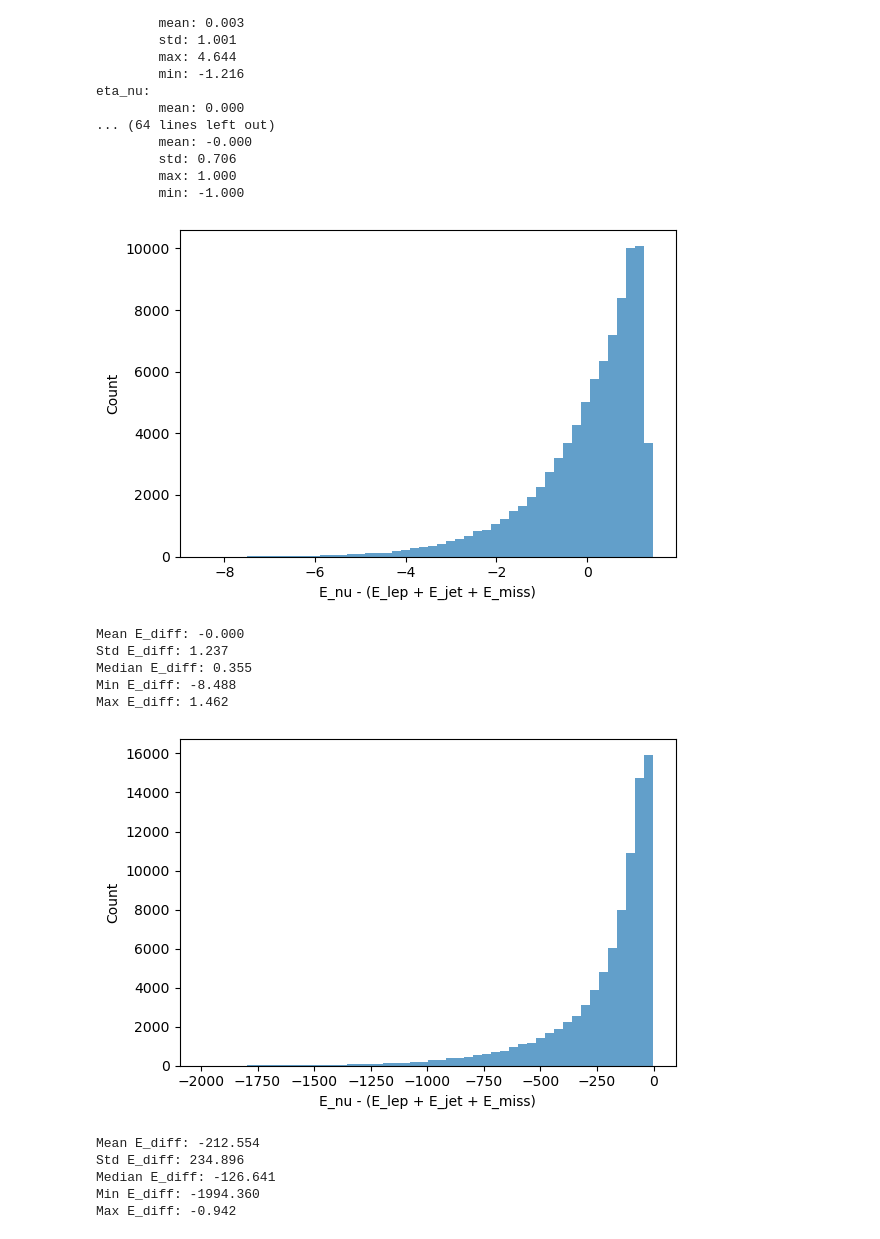
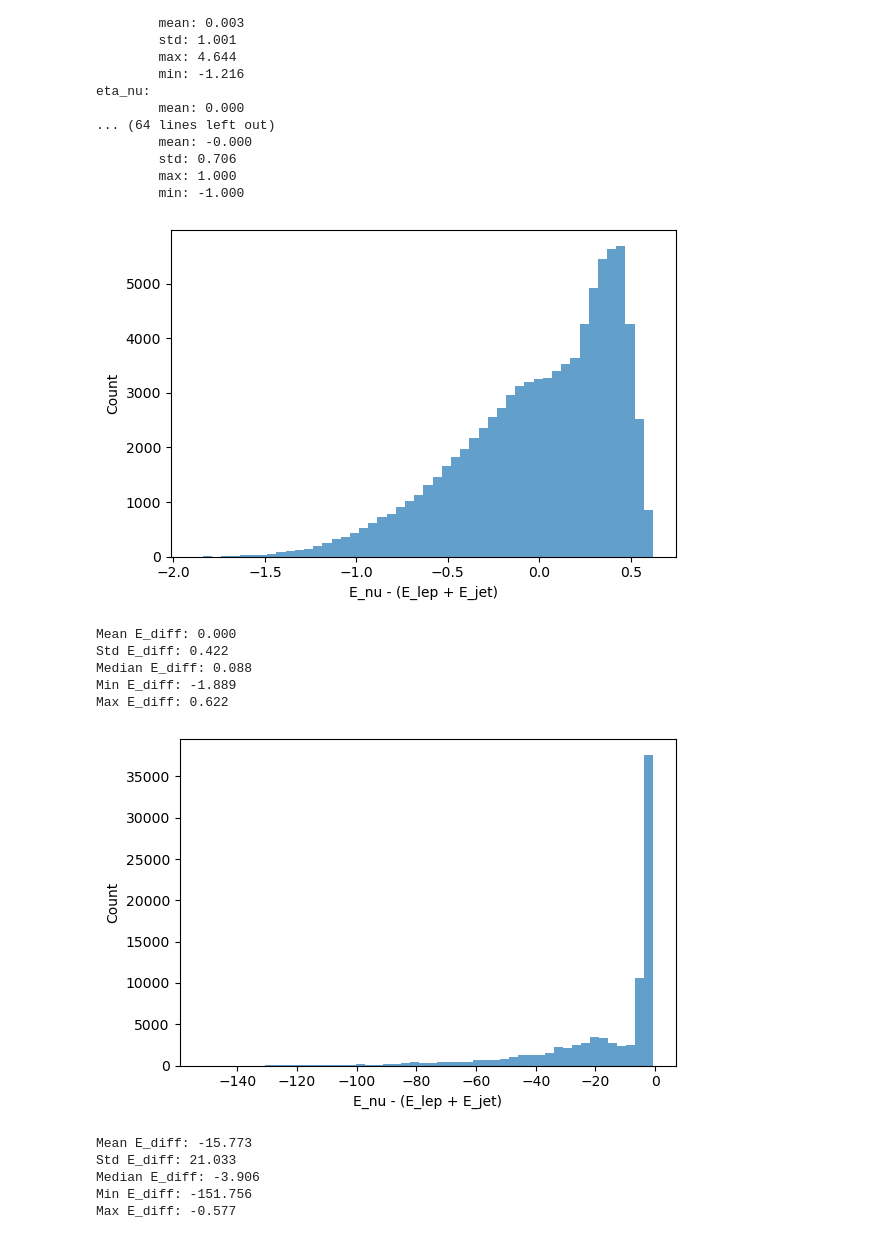
Before and after one commit to benw22022/nuGraph, a Jupyter notebook: compute_stats copy.ipynb, the cells around one changed output. Cells and saved outputs as stored; diff of their text form; code cells hidden in the pictures.

```diff
--- a/compute_stats copy.ipynb
+++ b/compute_stats copy.ipynb
@@ -107,27 +107,27 @@ eta_nu:
 # %%
 E_diff = []
 for i in range(len(targets["E_nu"])):
-    E_diff.append(targets["E_nu"][i] - (targets["E_lep"][i] + targets["E_jet"][i] + targets["E_miss"][i]))
+    E_diff.append(targets["E_nu"][i] - (targets["E_lep"][i] + targets["E_jet"][i]))
 # %%
 fig, ax = plt.subplots(figsize=(6, 4))
 ax.hist(E_diff, bins=50, histtype="stepfilled", alpha=0.7)
-ax.set_xlabel("E_nu - (E_lep + E_jet + E_miss)")
+ax.set_xlabel("E_nu - (E_lep + E_jet)")
 ax.set_ylabel("Count")
 plt.tight_layout()
 plt.show()
 
 print(f"Mean E_diff: {np.mean(E_diff):.3f}")
 print(f"Std E_diff: {np.std(E_diff):.3f}")
 print(f"Median E_diff: {np.median(E_diff):.3f}")
 print(f"Min E_diff: {np.min(E_diff):.3f}")
 print(f"Max E_diff: {np.max(E_diff):.3f}")
 # %% [output]
-[figure, old version]
+[figure, new version]
-Mean E_diff: -0.000
-Std E_diff: 1.237
-Median E_diff: 0.355
-Min E_diff: -8.488
-Max E_diff: 1.462
+Mean E_diff: 0.000
+Std E_diff: 0.422
+Median E_diff: 0.088
+Min E_diff: -1.889
+Max E_diff: 0.622
 # %%
 import yaml
 from source.dataset import unnorm_data
@@ -146,7 +146,7 @@ for i in range(len(targets["E_nu"])):
 # %%
 fig, ax = plt.subplots(figsize=(6, 4))
 ax.hist(E_diff, bins=50, histtype="stepfilled", alpha=0.7)
-ax.set_xlabel("E_nu - (E_lep + E_jet + E_miss)")
+ax.set_xlabel("E_nu - (E_lep + E_jet)")
 ax.set_ylabel("Count")
 plt.tight_layout()
 plt.show()
@@ -157,9 +157,9 @@ print(f"Median E_diff: {np.median(E_diff):.3f}")
 print(f"Min E_diff: {np.min(E_diff):.3f}")
 print(f"Max E_diff: {np.max(E_diff):.3f}")
 # %% [output]
-[figure, old version]
+[figure, new version]
-Mean E_diff: -212.554
-Std E_diff: 234.896
-Median E_diff: -126.641
-Min E_diff: -1994.360
-Max E_diff: -0.942
+Mean E_diff: -15.773
+Std E_diff: 21.033
+Median E_diff: -3.906
+Min E_diff: -151.756
+Max E_diff: -0.577
```
Also changed, not shown: parts of 2 cells of this notebook, 8 other files.
